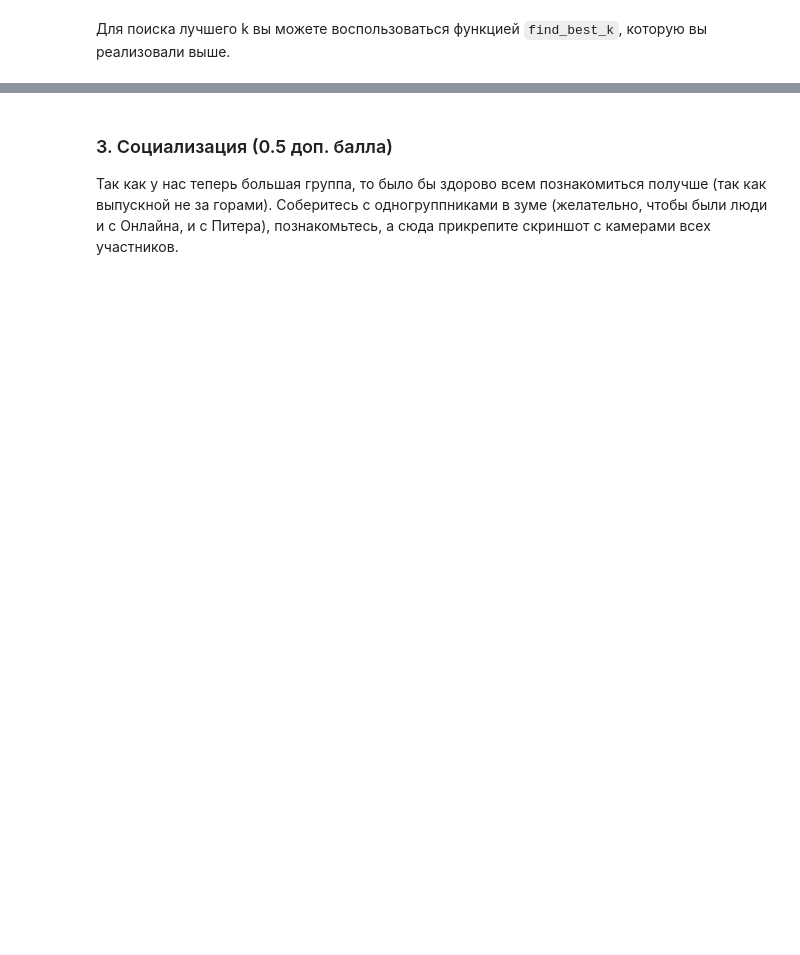
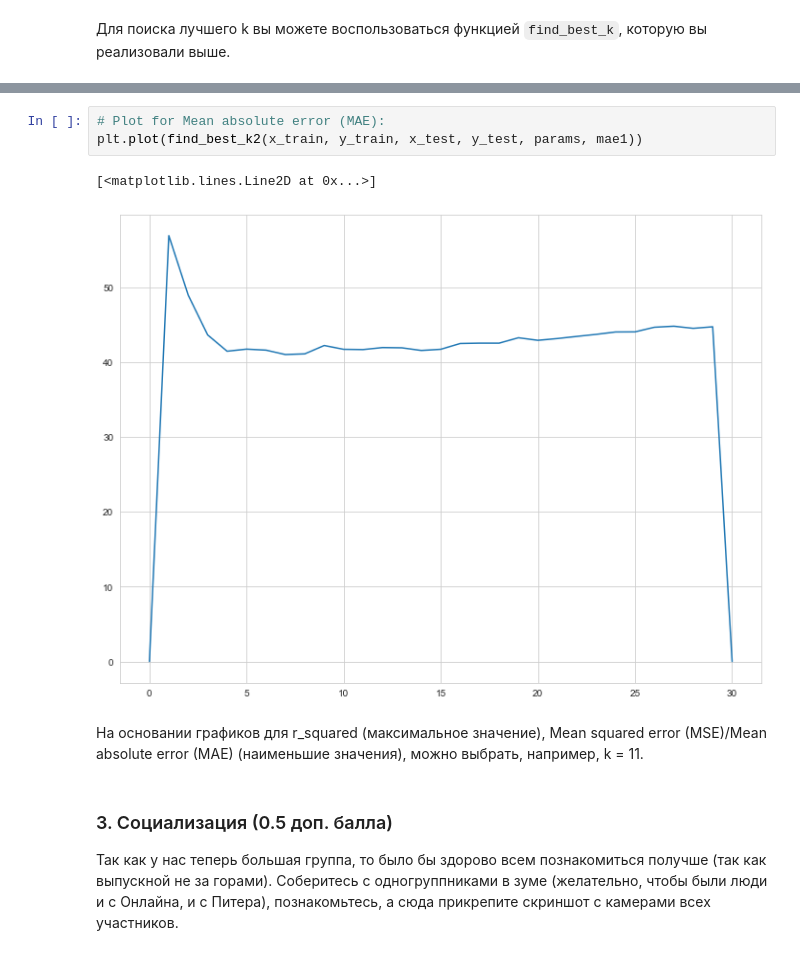
Before and after one commit to Tatiana-kik/BI_ML_2021, a Jupyter notebook: lesson_1_intro_knn/homework/KNN.ipynb, the cells around one changed output, grey strips where cells are left out. Saved outputs shown, nothing was run; the diff lists cells and outputs as text; blank space fills up the shorter version.

```diff
--- a/lesson_1_intro_knn/homework/KNN.ipynb
+++ b/lesson_1_intro_knn/homework/KNN.ipynb
@@ -594,3 +653,11 @@ from metrics import r_squared, mse, mae
+# %%
+# Plot for Mean absolute error (MAE):
+plt.plot(find_best_k2(x_train, y_train, x_test, y_test, params, mae1))
+# %% [output]
+[<matplotlib.lines.Line2D at 0x...>]
+[figure, added]
+# %% [markdown]
+На основании графиков для r_squared (максимальное значение), Mean squared error (MSE)/Mean absolute error (MAE) (наименьшие значения), можно выбрать, например, k = 11.
 # %% [markdown]
 ### 3. Социализация (0.5 доп. балла)
 
```
Also changed, not shown: parts of 19 cells of this notebook, 2 other files.
